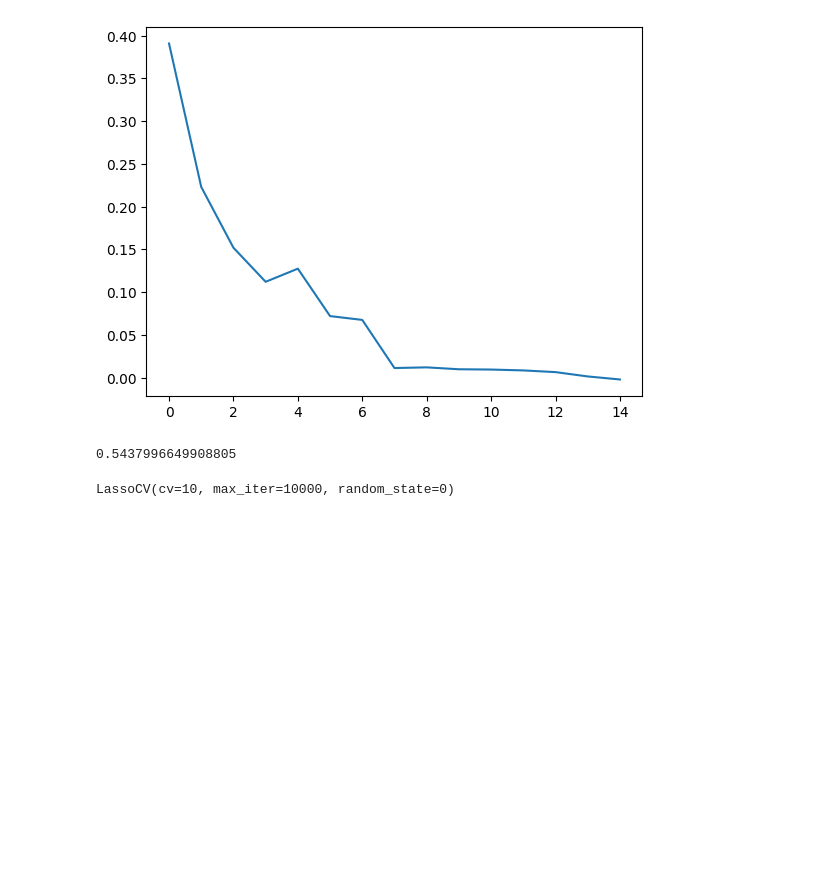
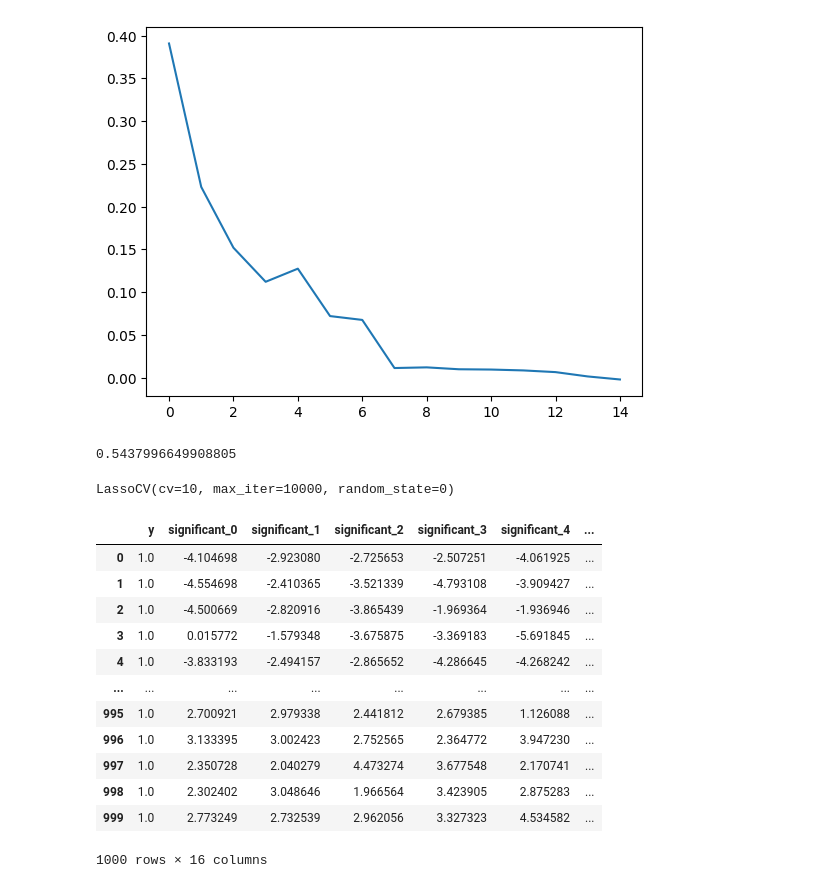
Before and after one commit to bartoszrozek/MUML2024, a Jupyter notebook: notebooks/test.ipynb, the cells around one changed output. Drawn from its saved outputs; the diff is of its cells as text; code cells hidden in the pictures; blank space fills up the shorter version.

```diff
--- a/notebooks/test.ipynb
+++ b/notebooks/test.ipynb
@@ -203,3 +203,20 @@ model = LassoCV(cv=10, random_state=0, max_iter=10000)
 model.fit(X, Y)
 # %% [output]
 LassoCV(cv=10, max_iter=10000, random_state=0)
+# %%
+df = ds_generator.set_2()
+df
+# %% [output]
+|  | y | significant_0 | significant_1 | significant_2 | significant_3 | significant_4 | ... |
+| 0 | 1.0 | -4.104698 | -2.923080 | -2.725653 | -2.507251 | -4.061925 | ... |
+| 1 | 1.0 | -4.554698 | -2.410365 | -3.521339 | -4.793108 | -3.909427 | ... |
+| 2 | 1.0 | -4.500669 | -2.820916 | -3.865439 | -1.969364 | -1.936946 | ... |
+| 3 | 1.0 | 0.015772 | -1.579348 | -3.675875 | -3.369183 | -5.691845 | ... |
+| 4 | 1.0 | -3.833193 | -2.494157 | -2.865652 | -4.286645 | -4.268242 | ... |
+| ... | ... | ... | ... | ... | ... | ... | ... |
+| 995 | 1.0 | 2.700921 | 2.979338 | 2.441812 | 2.679385 | 1.126088 | ... |
+| 996 | 1.0 | 3.133395 | 3.002423 | 2.752565 | 2.364772 | 3.947230 | ... |
+| 997 | 1.0 | 2.350728 | 2.040279 | 4.473274 | 3.677548 | 2.170741 | ... |
+| 998 | 1.0 | 2.302402 | 3.048646 | 1.966564 | 3.423905 | 2.875283 | ... |
+| 999 | 1.0 | 2.773249 | 2.732539 | 2.962056 | 3.327323 | 4.534582 | ... |
+1000 rows × 16 columns
```
Also changed, not shown: parts of 4 cells of this notebook, 1 other file.
